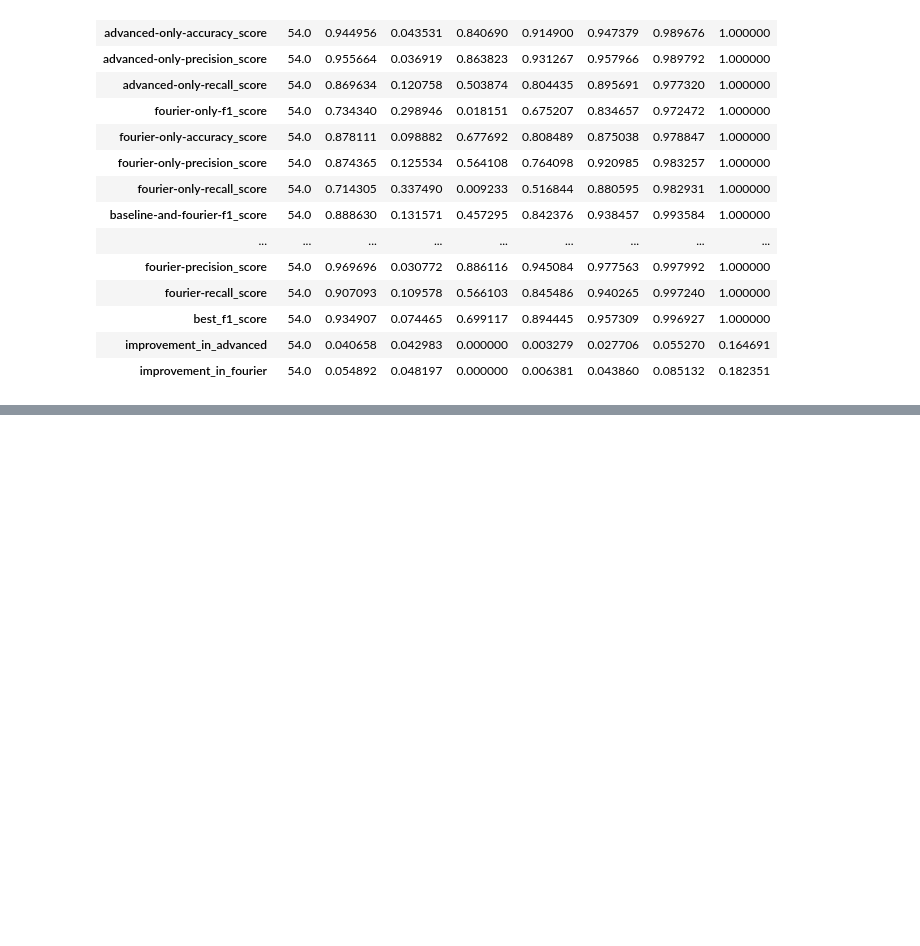
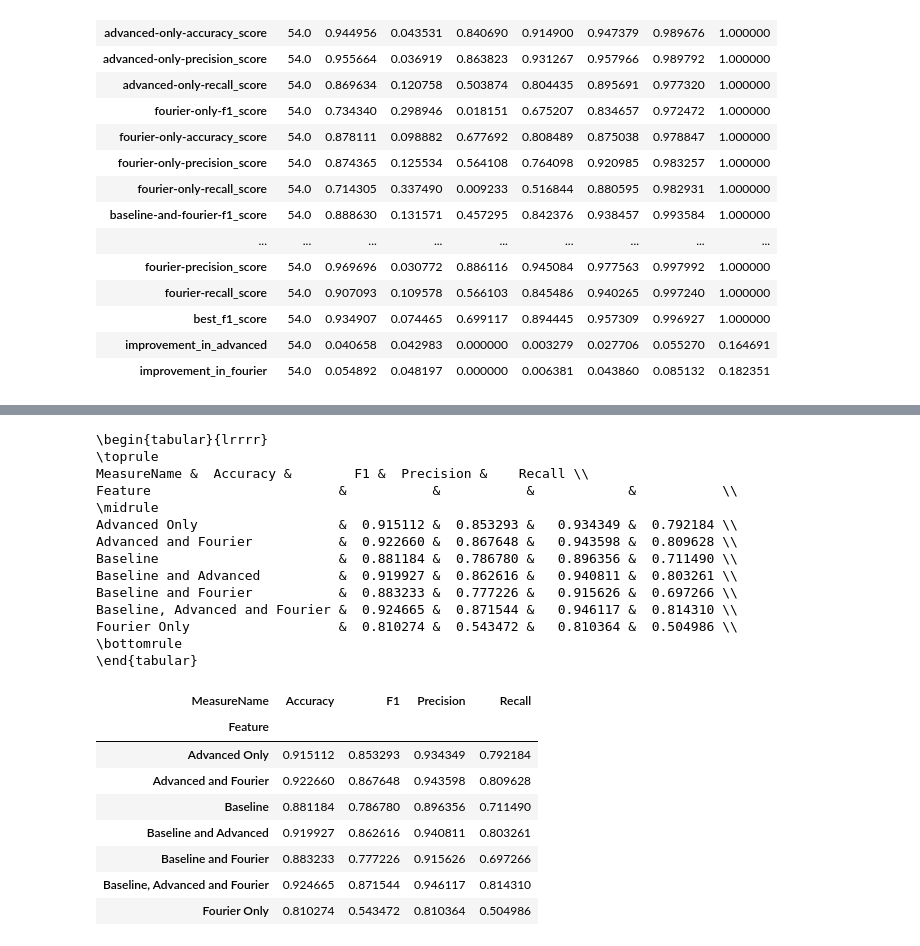
Before and after one commit to bhattacharjee/RansomFoRRT, a Jupyter notebook: iteration_2.1/expanded_rf_cs5/Iteration_2.1_EXT2_RF_CV5_compare_base32_logistic_regression.ipynb, the cells around one changed output, grey strips where cells are left out. Saved outputs shown, nothing was run; the diff lists cells and outputs as text; code cells hidden in the pictures; blank space fills up the shorter version.

```diff
--- a/iteration_2.1/expanded_rf_cs5/Iteration_2.1_EXT2_RF_CV5_compare_base32_logistic_regression.ipynb
+++ b/iteration_2.1/expanded_rf_cs5/Iteration_2.1_EXT2_RF_CV5_compare_base32_logistic_regression.ipynb
@@ -718,0 +807,29 @@ df1[columns].describe().T
+# %%
+df2 = df[(df["exclude_webp"] == 0) & (df["exclude_nonwebp"] == 1) ]
+df2 = regroup_and_pivot(df2.copy())
+print(df2.to_latex())
+df2
+# %% [output]
+\begin{tabular}{lrrrr}
+\toprule
+MeasureName &  Accuracy &        F1 &  Precision &    Recall \\
+Feature                        &           &           &            &           \\
+\midrule
+Advanced Only                  &  0.915112 &  0.853293 &   0.934349 &  0.792184 \\
+Advanced and Fourier           &  0.922660 &  0.867648 &   0.943598 &  0.809628 \\
+Baseline                       &  0.881184 &  0.786780 &   0.896356 &  0.711490 \\
+Baseline and Advanced          &  0.919927 &  0.862616 &   0.940811 &  0.803261 \\
+Baseline and Fourier           &  0.883233 &  0.777226 &   0.915626 &  0.697266 \\
+Baseline, Advanced and Fourier &  0.924665 &  0.871544 &   0.946117 &  0.814310 \\
+Fourier Only                   &  0.810274 &  0.543472 &   0.810364 &  0.504986 \\
+\bottomrule
+\end{tabular}
+| MeasureName | Accuracy | F1 | Precision | Recall |
+| Feature |  |  |  |  |
+| Advanced Only | 0.915112 | 0.853293 | 0.934349 | 0.792184 |
+| Advanced and Fourier | 0.922660 | 0.867648 | 0.943598 | 0.809628 |
+| Baseline | 0.881184 | 0.786780 | 0.896356 | 0.711490 |
+| Baseline and Advanced | 0.919927 | 0.862616 | 0.940811 | 0.803261 |
+| Baseline and Fourier | 0.883233 | 0.777226 | 0.915626 | 0.697266 |
+| Baseline, Advanced and Fourier | 0.924665 | 0.871544 | 0.946117 | 0.814310 |
+| Fourier Only | 0.810274 | 0.543472 | 0.810364 | 0.504986 |
```
Also changed, not shown: parts of 6 cells of this notebook, 2 other files.
